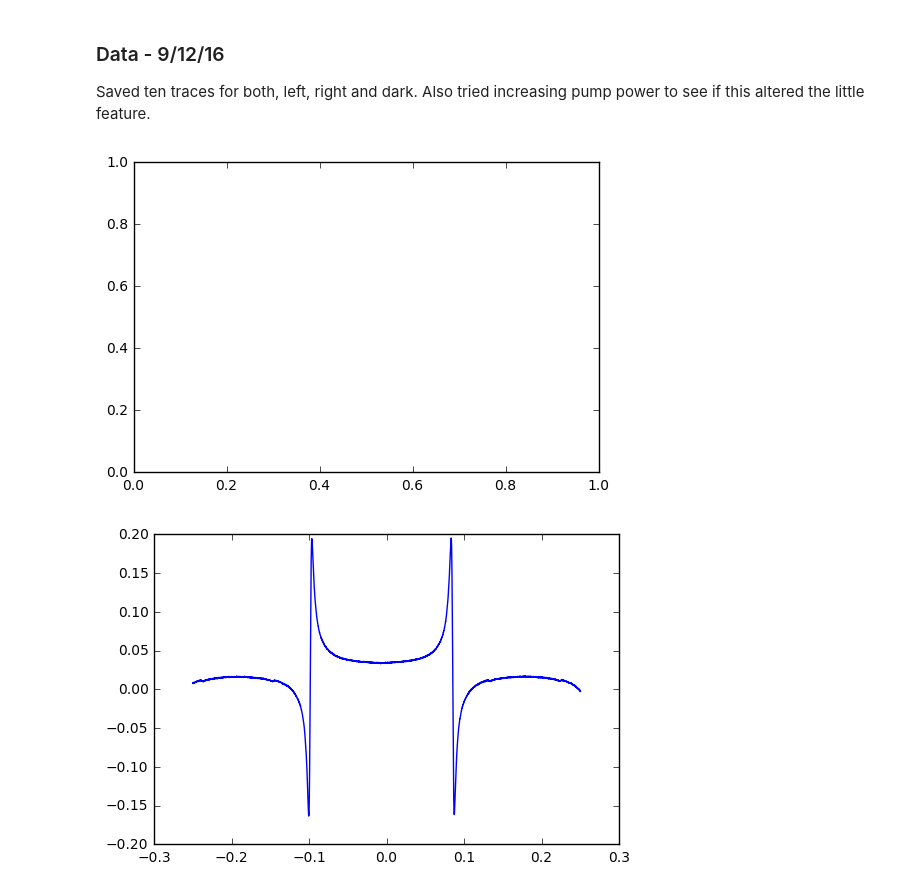
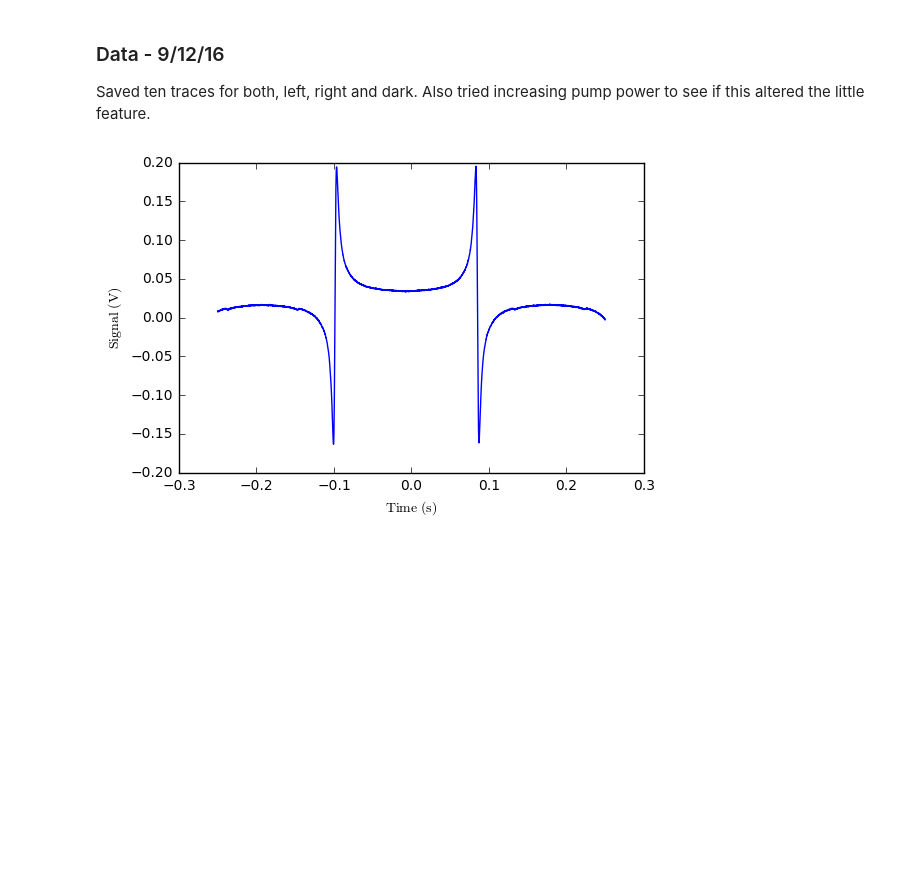
Before and after one commit to Slartybartfarst/Lab-Notebooks, a Jupyter notebook: Excited State Polarization Spectroscopy.ipynb, the cells around one changed output. Drawn from its saved outputs; the diff is of its cells as text; code cells hidden in the pictures; blank space fills up the shorter version.

```diff
--- a/Excited State Polarization Spectroscopy.ipynb
+++ b/Excited State Polarization Spectroscopy.ipynb
@@ -205,7 +205,8 @@ right_avg = numpy.average(right, axis=0)
 # %%
 pyplot.figure()
 pyplot.plot(time,both_avg)
+pyplot.xlabel(r'$\rm{Time\ (s)}$')
+pyplot.ylabel(r'$\rm{Signal\ (V)}$')
 pyplot.show()
 # %% [output]
-[figure, old version]
+[figure, new version]
-[figure, removed]
```
Also changed, not shown: parts of 25 cells of this notebook, 1 other file.
